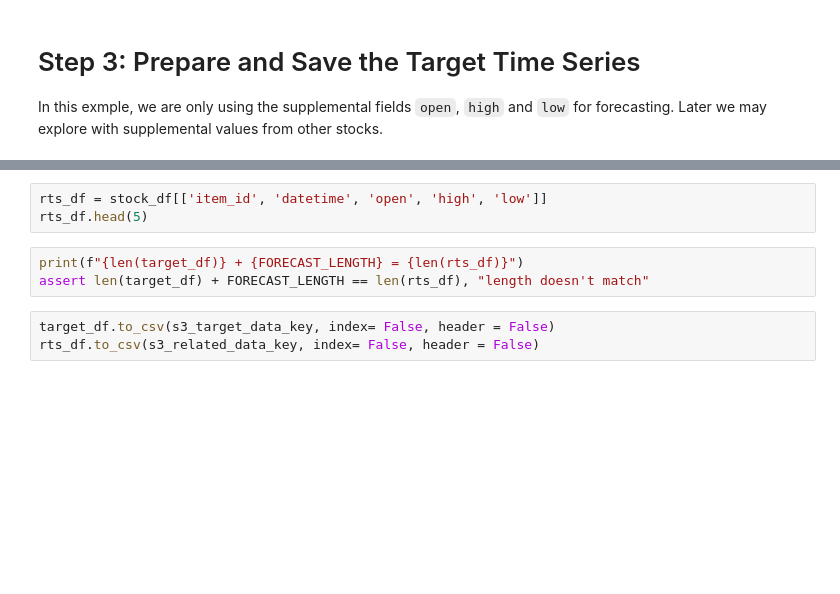
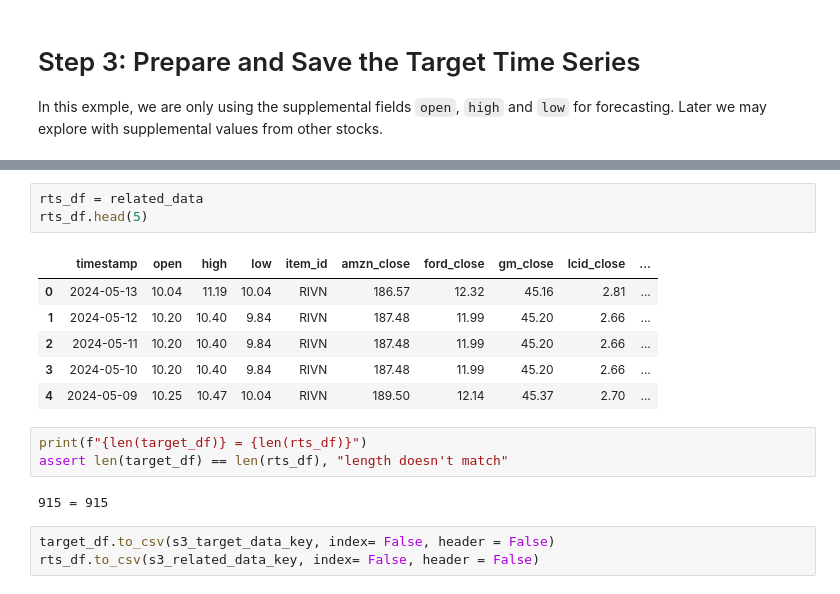
Before and after one commit to katjes733/aws-forecasting, a Jupyter notebook: forecasting.ipynb, the cells around one changed output, grey strips where cells are left out. Saved outputs shown, nothing was run; the diff lists cells and outputs as text; blank space fills up the shorter version.

```diff
--- a/forecasting.ipynb
+++ b/forecasting.ipynb
@@ -202,9 +186,18 @@ target_df.head(5)
 # %%
-rts_df = stock_df[['item_id', 'datetime', 'open', 'high', 'low']]
+rts_df = related_data
 rts_df.head(5)
+# %% [output]
+|  | timestamp | open | high | low | item_id | amzn_close | ford_close | gm_close | lcid_close | ... |
+| 0 | 2024-05-13 | 10.04 | 11.19 | 10.04 | RIVN | 186.57 | 12.32 | 45.16 | 2.81 | ... |
+| 1 | 2024-05-12 | 10.20 | 10.40 | 9.84 | RIVN | 187.48 | 11.99 | 45.20 | 2.66 | ... |
+| 2 | 2024-05-11 | 10.20 | 10.40 | 9.84 | RIVN | 187.48 | 11.99 | 45.20 | 2.66 | ... |
+| 3 | 2024-05-10 | 10.20 | 10.40 | 9.84 | RIVN | 187.48 | 11.99 | 45.20 | 2.66 | ... |
+| 4 | 2024-05-09 | 10.25 | 10.47 | 10.04 | RIVN | 189.50 | 12.14 | 45.37 | 2.70 | ... |
 # %%
-print(f"{len(target_df)} + {FORECAST_LENGTH} = {len(rts_df)}")
-assert len(target_df) + FORECAST_LENGTH == len(rts_df), "length doesn't match"
+print(f"{len(target_df)} = {len(rts_df)}")
+assert len(target_df) == len(rts_df), "length doesn't match"
+# %% [output]
+915 = 915
 # %%
 target_df.to_csv(s3_target_data_key, index= False, header = False)
 rts_df.to_csv(s3_related_data_key, index= False, header = False)
```
Also changed, not shown: parts of 35 cells of this notebook, 1 other file.
